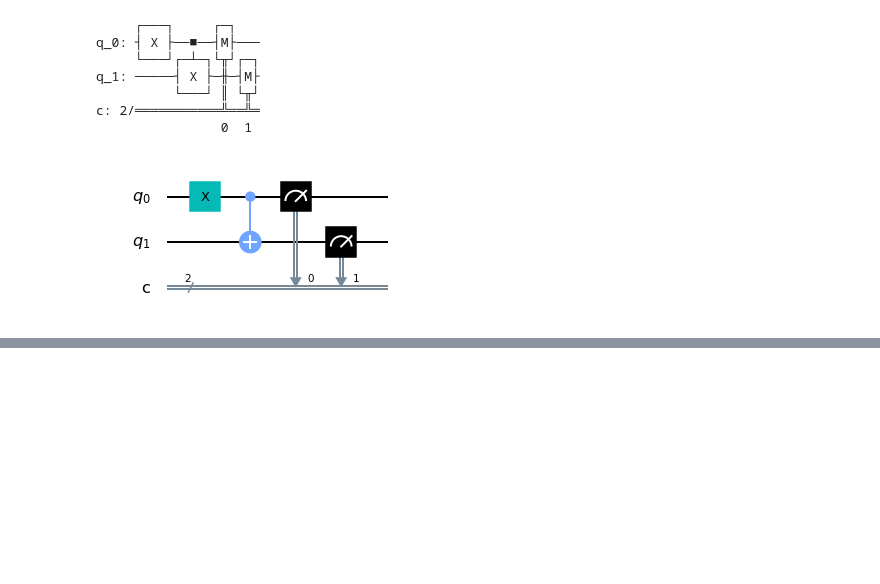
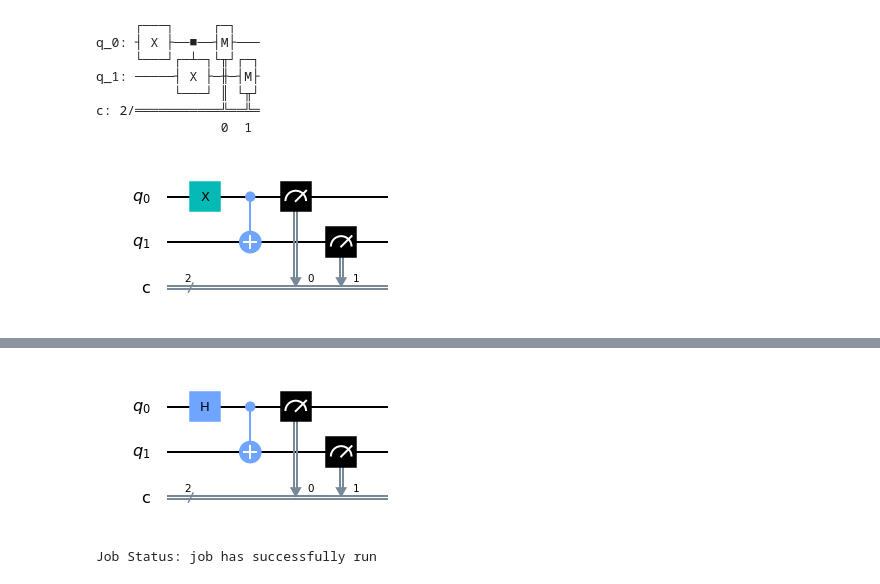
Before and after one commit to NickIT87/the_algorithms, a Jupyter notebook: quantum/qiskit-1.ipynb, the cells around one changed output, grey strips where cells are left out. Saved outputs shown, nothing was run; the diff lists cells and outputs as text; code cells hidden in the pictures; blank space fills up the shorter version.

Commit message:
first lesson (introduction to quantum computing)

```diff
--- a/quantum/qiskit-1.ipynb
+++ b/quantum/qiskit-1.ipynb
@@ -58,0 +79,21 @@ ibmq_santiago has 23 queued and simulated qubits
+# %%
+backend = provider.get_backend("ibmq_qasm_simulator")
+
+circuit = q.QuantumCircuit(2, 2) # 2 quibits, 2 classical bits
+
+# currently: 0,0
+circuit.h(0)
+# 1, 0
+# cnot, controlled not. Flips 2nd qubit value IF first qubit is 1
+circuit.cx(0, 1)
+# 1, 1
+circuit.measure([0, 1], [0, 1])
+#circuit.draw()
+circuit.draw(output="mpl")
+# %% [output]
+[figure, added]
+# %%
+job = q.execute(circuit, backend=backend, shots=500)
+job_monitor(job)
+# %% [output]
+Job Status: job has successfully run
```
Also changed, not shown: parts of 9 cells of this notebook.
